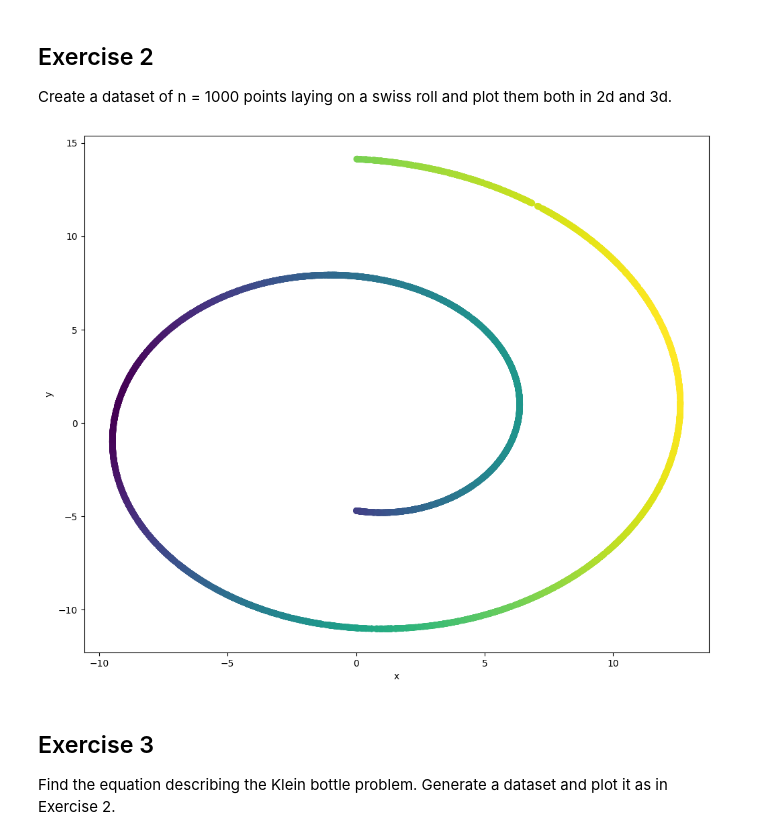
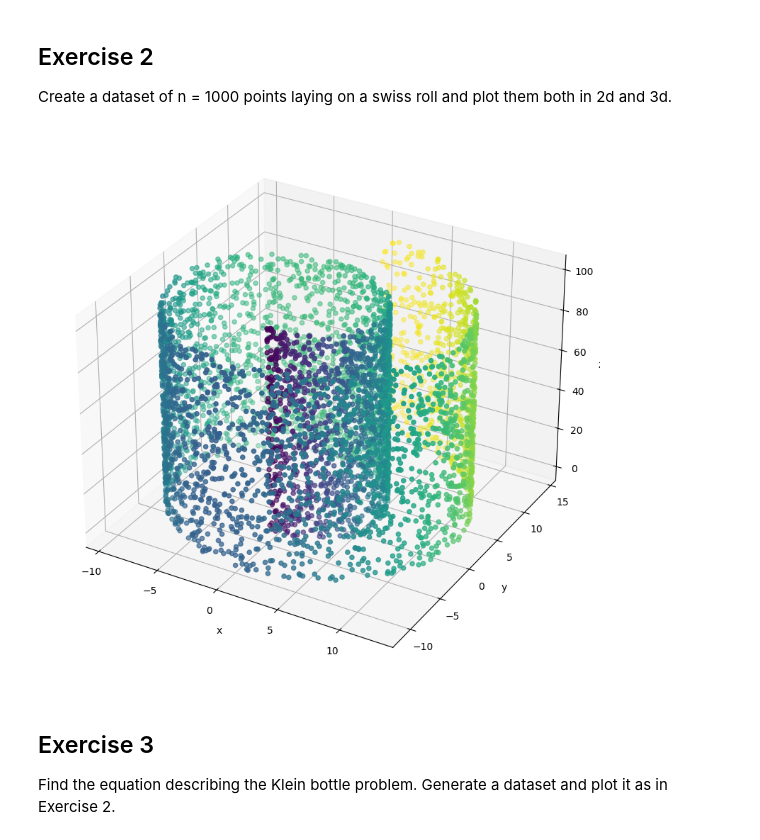
Before and after one commit to alequerenghi/unsupervised_learning, a Jupyter notebook: ex1.ipynb, the cells around one changed output. Drawn from its saved outputs; the diff is of its cells as text; code cells hidden in the pictures.

```diff
--- a/ex1.ipynb
+++ b/ex1.ipynb
@@ -104,18 +104,17 @@ def swiss_roll(n):
 # %%
 x = swiss_roll(5000)
 clr = np.sqrt(np.square(x[:, 0])+np.square(x[:, 1]+5))
 
 plt.figure(figsize=(12, 10))
-plt.scatter(x[:,0],x[:,1],c=clr)
-#ax = plt.axes(projection='3d')
-#ax.scatter3D(x[:, 0], x[:, 1], x[:, 2], c=clr)
+ax = plt.axes(projection='3d')
+ax.scatter3D(x[:, 0], x[:, 1], x[:, 2], c=clr)
 plt.xlabel('x')
 plt.ylabel('y')
-#ax.set_zlabel('z')
+ax.set_zlabel('z')
 
 plt.show()
 # %% [output]
-[figure, old version]
+[figure, new version]
 # %% [markdown]
 ## Exercise 3
 Find the equation describing the Klein bottle problem. Generate a dataset and plot it as in Exercise 2.
```
Also changed, not shown: parts of 2 cells of this notebook, 5 other files.
